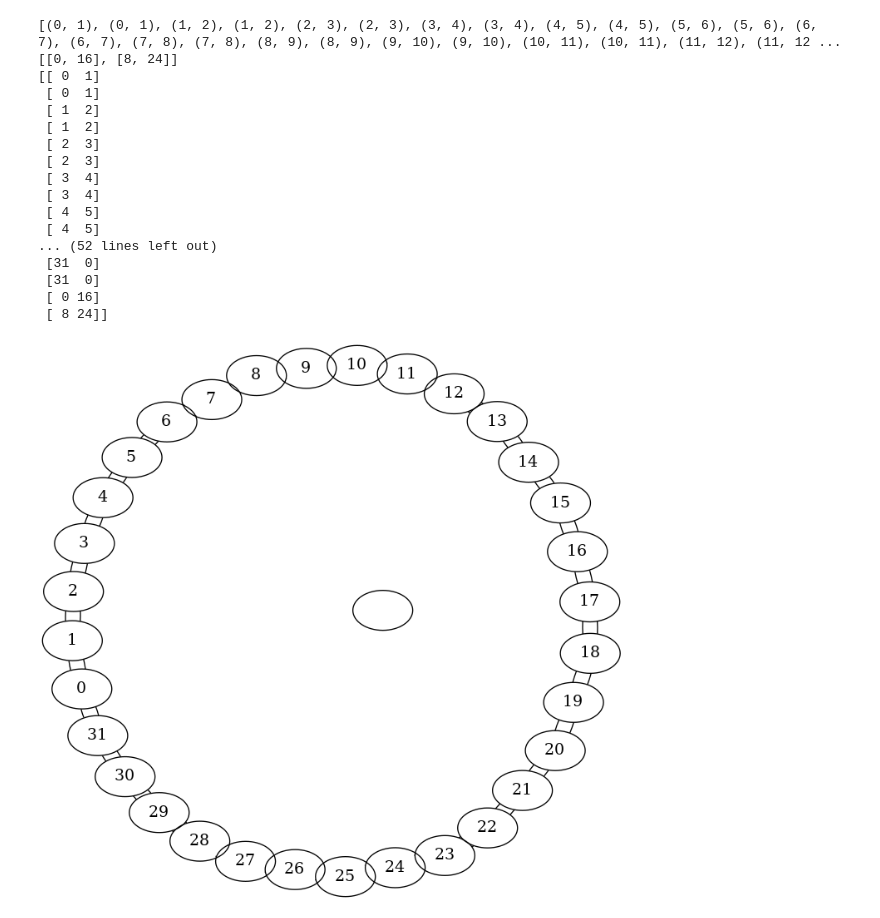
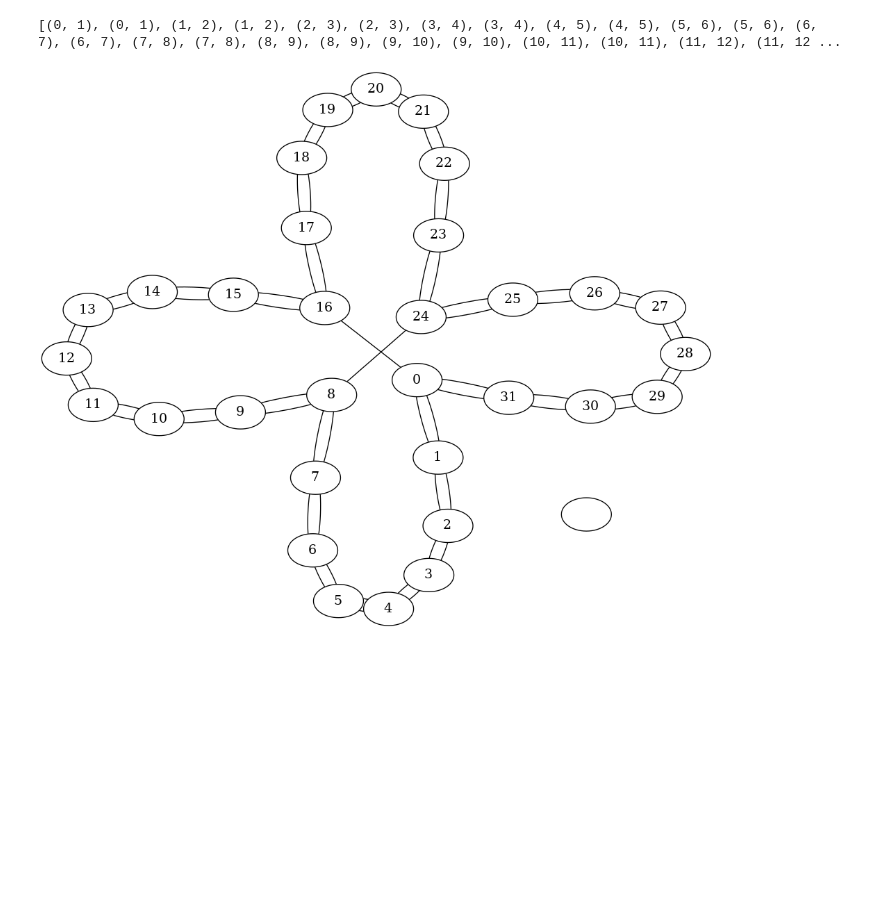
Before and after one commit to Pitt-JonesLab/clonk_transpilation, a Jupyter notebook: corral_experiment.ipynb, the cells around one changed output. Drawn from its saved outputs; the diff is of its cells as text; code cells hidden in the pictures; blank space fills up the shorter version.

```diff
--- a/corral_experiment.ipynb
+++ b/corral_experiment.ipynb
@@ -41,38 +41,14 @@ def corral(num_snails=32, num_levels=2):
 # %%
 from src.clonk.backend_utils.mock_backends.Corral_backend_v1 import FakeCorral
 
 c = FakeCorral()
 corral_32 = corral()
 print(corral_32)
 
-
 new_edges = c.divideCorralK_math(corral_32, 32, 2)
-coral_32 = np.append(corral_32, new_edges, axis=0)
-test_c = coral_32[:]
-
-for e in new_edges:
-    coral_32
-
-print(new_edges)
-print(coral_32)
+corral_32 = np.append(corral_32, new_edges, axis=0)
 
 display(pretty_print(corral_32))
 # %% [output]
 [(0, 1), (0, 1), (1, 2), (1, 2), (2, 3), (2, 3), (3, 4), (3, 4), (4, 5), (4, 5), (5, 6), (5, 6), (6, 7), (6, 7), (7, 8), (7, 8), (8, 9), (8, 9), (9, 10), (9, 10), (10, 11), (10, 11), (11, 12), (11, 12 ...
-[[0, 16], [8, 24]]
-[[ 0  1]
- [ 0  1]
- [ 1  2]
- [ 1  2]
- [ 2  3]
- [ 2  3]
- [ 3  4]
- [ 3  4]
- [ 4  5]
- [ 4  5]
-... (52 lines left out)
- [31  0]
- [31  0]
- [ 0 16]
- [ 8 24]]
-[figure, old version]
+[figure, new version]
```
